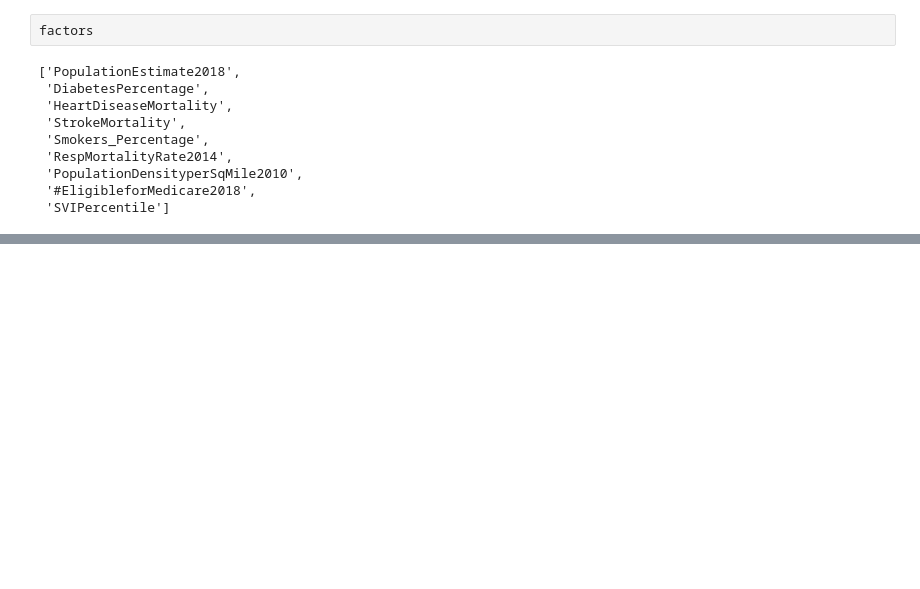
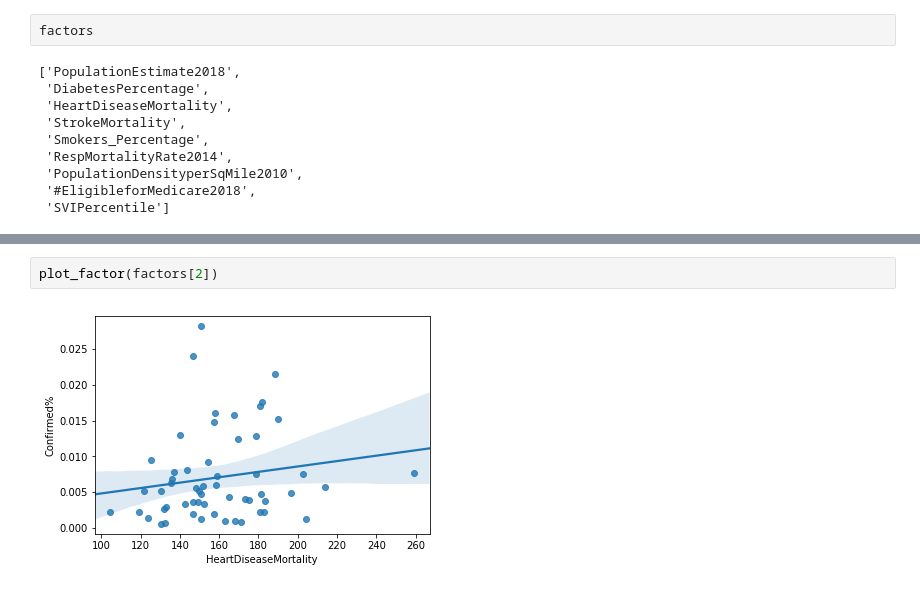
Before and after one commit to ChenFengTsai/COVID-19, a Jupyter notebook: COVID-19.ipynb, the cells around one changed output, grey strips where cells are left out. Saved outputs shown, nothing was run; the diff lists cells and outputs as text; blank space fills up the shorter version.

```diff
--- a/COVID-19.ipynb
+++ b/COVID-19.ipynb
@@ -454,0 +434,4 @@ sns.regplot(x= factors[8], y='4/18/20', data=newc)
+# %%
+plot_factor(factors[2])
+# %% [output]
+[figure, added]
```
Also changed, not shown: parts of 22 cells of this notebook.
